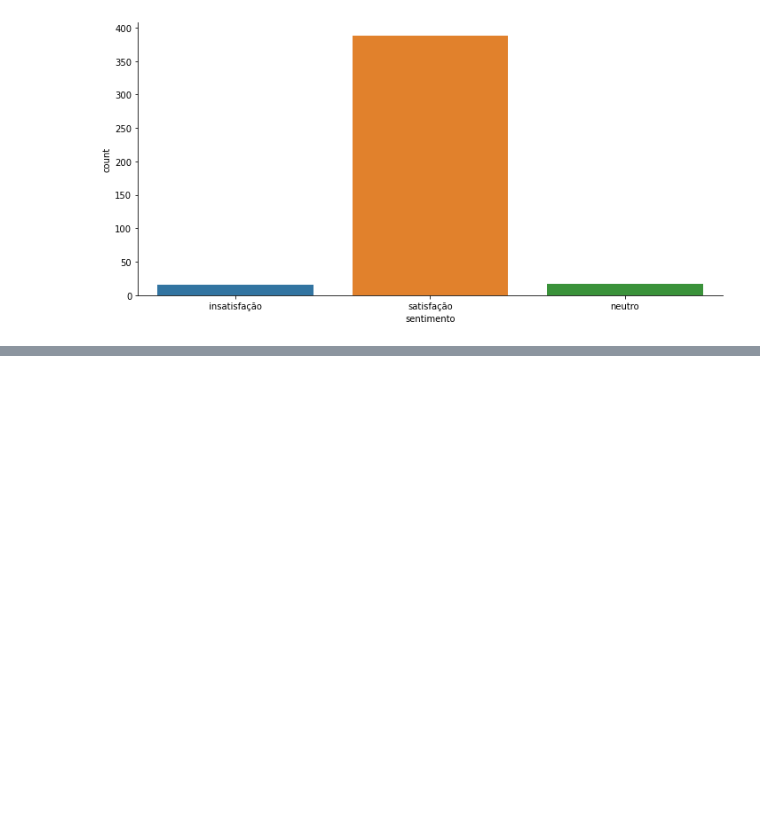
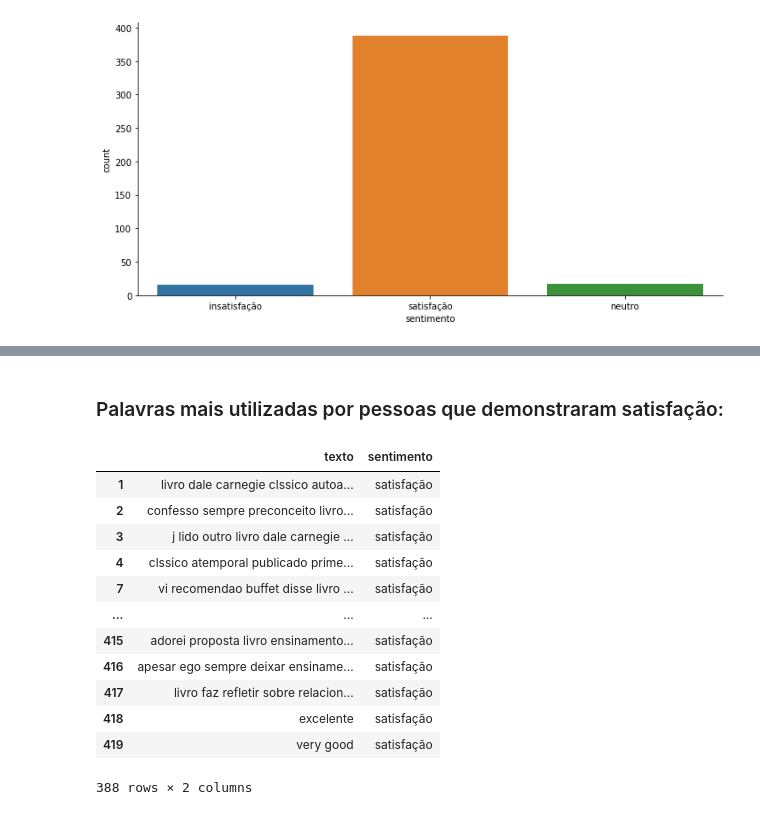
Before and after one commit to britobeatriz/analise_de_sentimento_amazon, a Jupyter notebook: Analise de Sentimento.ipynb, the cells around one changed output, grey strips where cells are left out. Drawn from its saved outputs; the diff is of its cells as text; code cells hidden in the pictures; blank space fills up the shorter version.

```diff
--- a/Analise de Sentimento.ipynb
+++ b/Analise de Sentimento.ipynb
@@ -40,0 +65,20 @@ sns.catplot(x = 'sentimento', kind = 'count', data = dados, height = 5, aspect =
+# %% [markdown]
+### Palavras mais utilizadas por pessoas que demonstraram satisfação:
+# %%
+values=["satisfação"]
+satisfacao = dados[dados.sentimento.isin(values)]
+satisfacao
+# %% [output]
+|  | texto | sentimento |
+| 1 | livro dale carnegie clssico autoa... | satisfação |
+| 2 | confesso sempre preconceito livro... | satisfação |
+| 3 | j lido outro livro dale carnegie ... | satisfação |
+| 4 | clssico atemporal publicado prime... | satisfação |
+| 7 | vi recomendao buffet disse livro ... | satisfação |
+| ... | ... | ... |
+| 415 | adorei proposta livro ensinamento... | satisfação |
+| 416 | apesar ego sempre deixar ensiname... | satisfação |
+| 417 | livro faz refletir sobre relacion... | satisfação |
+| 418 | excelente | satisfação |
+| 419 | very good | satisfação |
+388 rows × 2 columns
```
Also changed, not shown: parts of 9 cells of this notebook, 1 other file.
